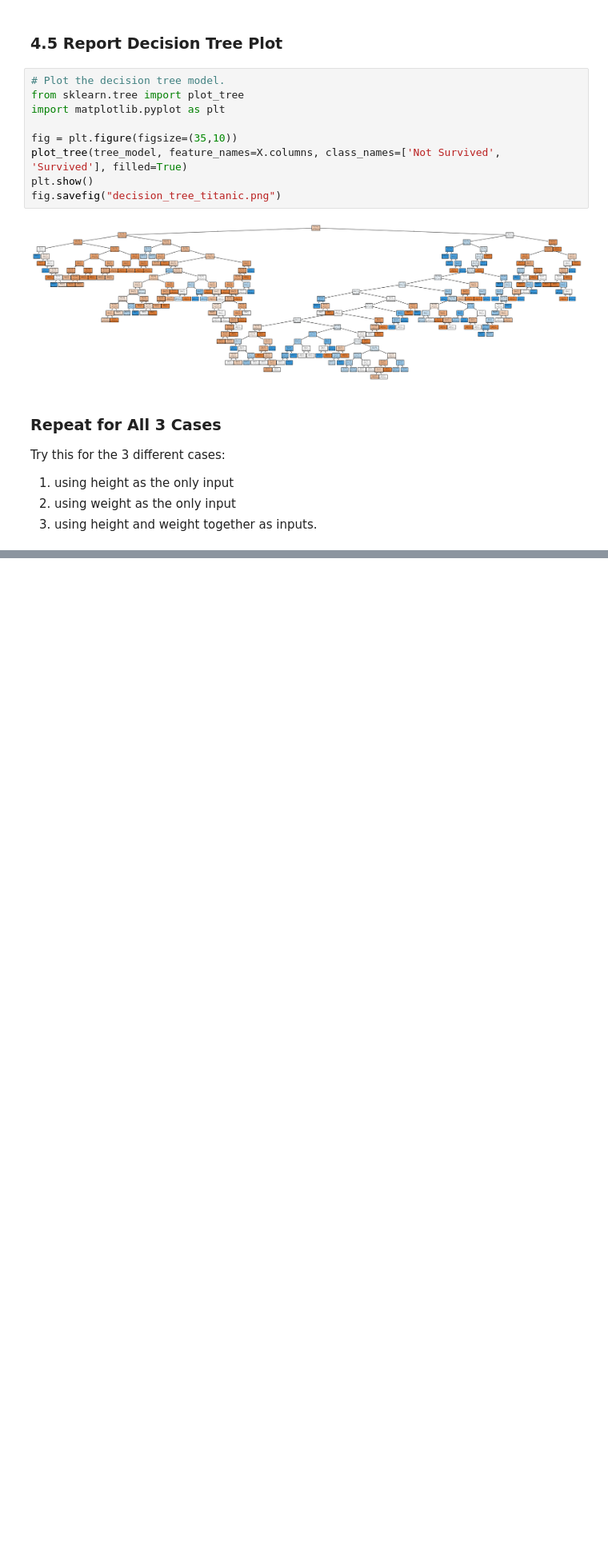
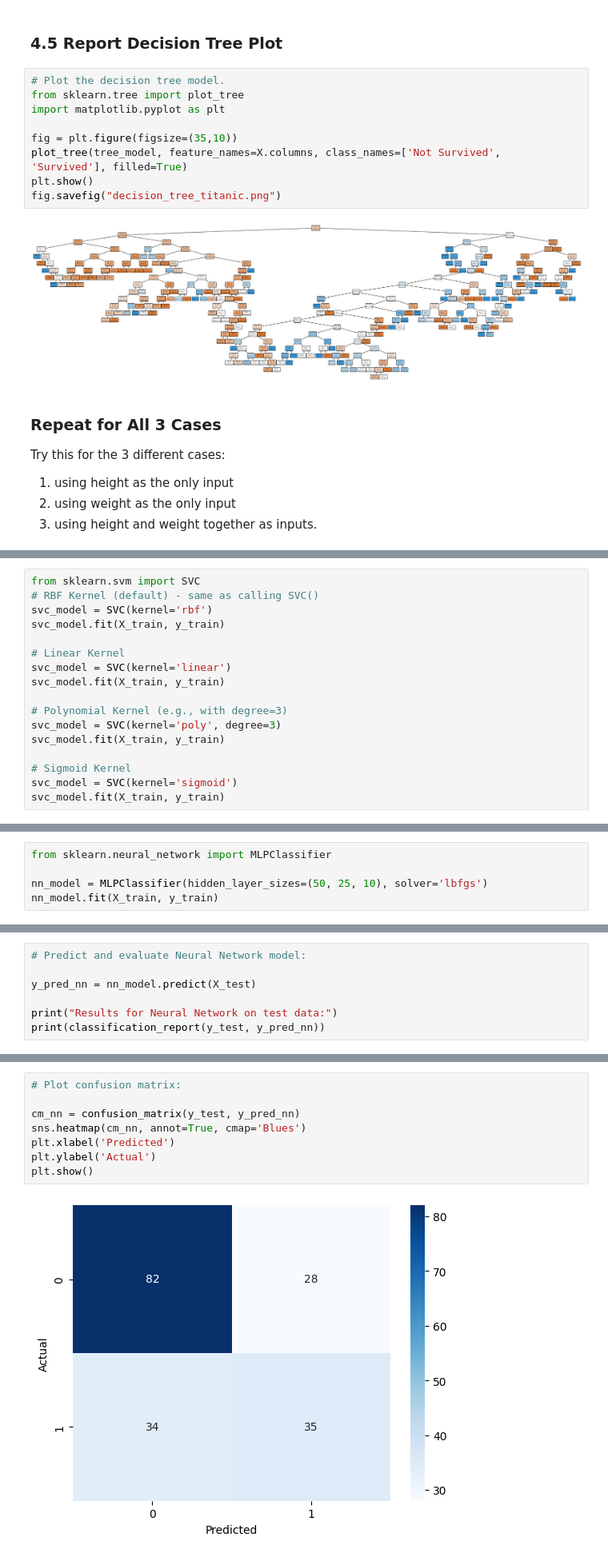
Before and after one commit to ClaytonSeabaughGH/applied-ml-seabaugh, a Jupyter notebook: lab03/ml03_seabaugh.ipynb, the cells around one changed output, grey strips where cells are left out. Shown at 80% size. Cells and saved outputs as stored; diff of their text form; blank space fills up the shorter version.

```diff
--- a/lab03/ml03_seabaugh.ipynb
+++ b/lab03/ml03_seabaugh.ipynb
@@ -198,0 +209,17 @@ Try this for the 3 different cases:
+# %%
+from sklearn.svm import SVC
+# RBF Kernel (default) - same as calling SVC()
+svc_model = SVC(kernel='rbf')
+svc_model.fit(X_train, y_train)
+
+# Linear Kernel
+svc_model = SVC(kernel='linear')
+svc_model.fit(X_train, y_train)
+
+# Polynomial Kernel (e.g., with degree=3)
+svc_model = SVC(kernel='poly', degree=3)
+svc_model.fit(X_train, y_train)
+
+# Sigmoid Kernel
+svc_model = SVC(kernel='sigmoid')
+svc_model.fit(X_train, y_train)
@@ -198,0 +235,5 @@ Try this for the 3 different cases:
+# %%
+from sklearn.neural_network import MLPClassifier
+
+nn_model = MLPClassifier(hidden_layer_sizes=(50, 25, 10), solver='lbfgs')
+nn_model.fit(X_train, y_train)
@@ -198,0 +247,7 @@ Try this for the 3 different cases:
+# %%
+# Predict and evaluate Neural Network model:
+
+y_pred_nn = nn_model.predict(X_test)
+
+print("Results for Neural Network on test data:")
+print(classification_report(y_test, y_pred_nn))
@@ -198,0 +264,10 @@ Try this for the 3 different cases:
+# %%
+# Plot confusion matrix:
+
+cm_nn = confusion_matrix(y_test, y_pred_nn)
+sns.heatmap(cm_nn, annot=True, cmap='Blues')
+plt.xlabel('Predicted')
+plt.ylabel('Actual')
+plt.show()
+# %% [output]
+[figure, added]
```
Also changed, not shown: parts of 5 cells of this notebook.
